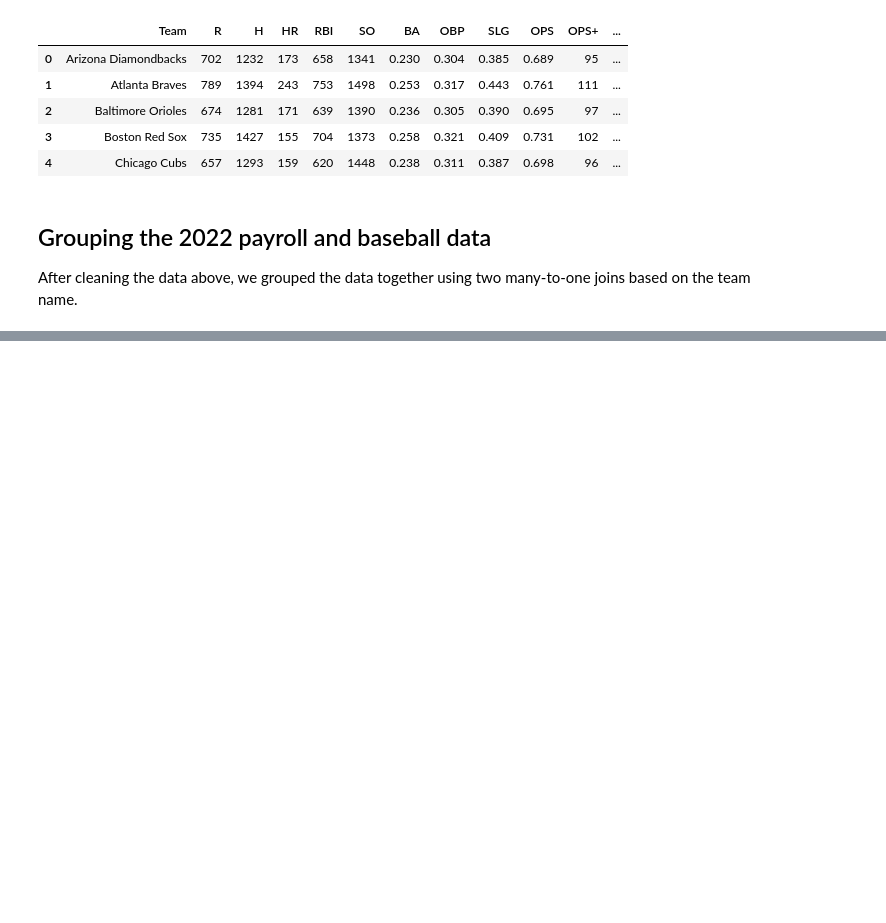
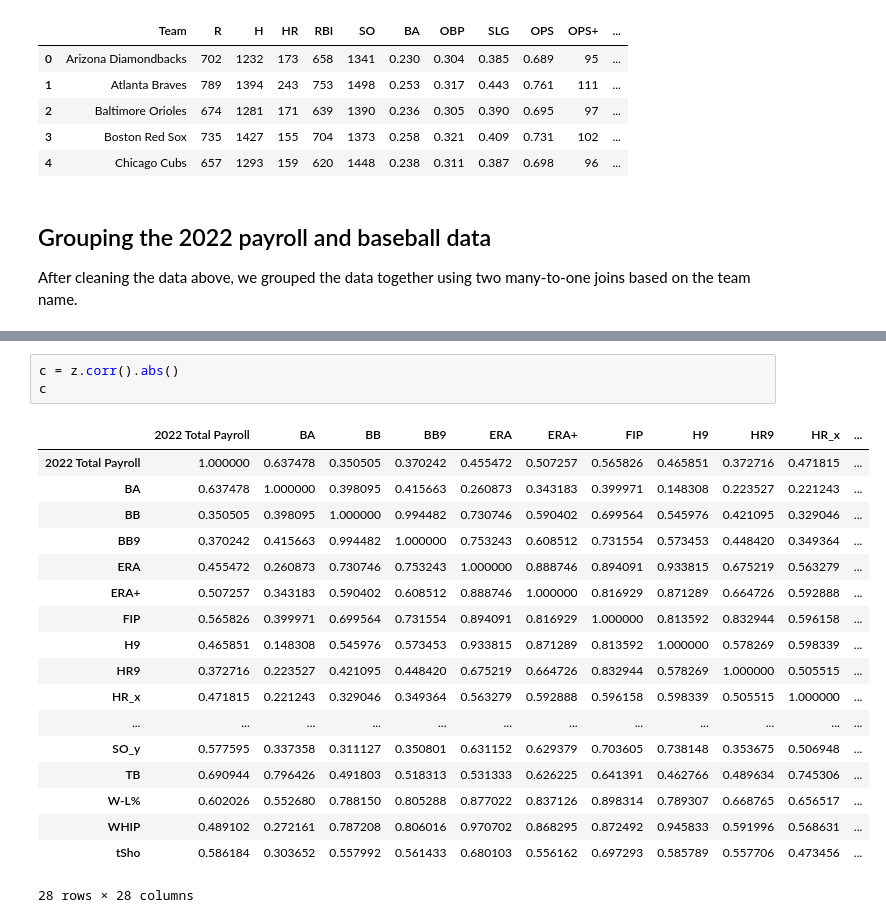
Before and after one commit to marcosfassiob/cmda3654_project, a Jupyter notebook: Project2.ipynb, the cells around one changed output, grey strips where cells are left out. Saved outputs shown, nothing was run; the diff lists cells and outputs as text; blank space fills up the shorter version.

```diff
--- a/Project2.ipynb
+++ b/Project2.ipynb
@@ -161,0 +200,22 @@ NameError: name 'payroll_data_2022' is not defined
+# %%
+c = z.corr().abs()
+c
+# %% [output]
+|  | 2022 Total Payroll | BA | BB | BB9 | ERA | ERA+ | FIP | H9 | HR9 | HR_x | ... |
+| 2022 Total Payroll | 1.000000 | 0.637478 | 0.350505 | 0.370242 | 0.455472 | 0.507257 | 0.565826 | 0.465851 | 0.372716 | 0.471815 | ... |
+| BA | 0.637478 | 1.000000 | 0.398095 | 0.415663 | 0.260873 | 0.343183 | 0.399971 | 0.148308 | 0.223527 | 0.221243 | ... |
+| BB | 0.350505 | 0.398095 | 1.000000 | 0.994482 | 0.730746 | 0.590402 | 0.699564 | 0.545976 | 0.421095 | 0.329046 | ... |
+| BB9 | 0.370242 | 0.415663 | 0.994482 | 1.000000 | 0.753243 | 0.608512 | 0.731554 | 0.573453 | 0.448420 | 0.349364 | ... |
+| ERA | 0.455472 | 0.260873 | 0.730746 | 0.753243 | 1.000000 | 0.888746 | 0.894091 | 0.933815 | 0.675219 | 0.563279 | ... |
+| ERA+ | 0.507257 | 0.343183 | 0.590402 | 0.608512 | 0.888746 | 1.000000 | 0.816929 | 0.871289 | 0.664726 | 0.592888 | ... |
+| FIP | 0.565826 | 0.399971 | 0.699564 | 0.731554 | 0.894091 | 0.816929 | 1.000000 | 0.813592 | 0.832944 | 0.596158 | ... |
+| H9 | 0.465851 | 0.148308 | 0.545976 | 0.573453 | 0.933815 | 0.871289 | 0.813592 | 1.000000 | 0.578269 | 0.598339 | ... |
+| HR9 | 0.372716 | 0.223527 | 0.421095 | 0.448420 | 0.675219 | 0.664726 | 0.832944 | 0.578269 | 1.000000 | 0.505515 | ... |
+| HR_x | 0.471815 | 0.221243 | 0.329046 | 0.349364 | 0.563279 | 0.592888 | 0.596158 | 0.598339 | 0.505515 | 1.000000 | ... |
+| ... | ... | ... | ... | ... | ... | ... | ... | ... | ... | ... | ... |
+| SO_y | 0.577595 | 0.337358 | 0.311127 | 0.350801 | 0.631152 | 0.629379 | 0.703605 | 0.738148 | 0.353675 | 0.506948 | ... |
+| TB | 0.690944 | 0.796426 | 0.491803 | 0.518313 | 0.531333 | 0.626225 | 0.641391 | 0.462766 | 0.489634 | 0.745306 | ... |
+| W-L% | 0.602026 | 0.552680 | 0.788150 | 0.805288 | 0.877022 | 0.837126 | 0.898314 | 0.789307 | 0.668765 | 0.656517 | ... |
+| WHIP | 0.489102 | 0.272161 | 0.787208 | 0.806016 | 0.970702 | 0.868295 | 0.872492 | 0.945833 | 0.591996 | 0.568631 | ... |
+| tSho | 0.586184 | 0.303652 | 0.557992 | 0.561433 | 0.680103 | 0.556162 | 0.697293 | 0.585789 | 0.557706 | 0.473456 | ... |
+28 rows × 28 columns
```
Also changed, not shown: parts of 6 cells of this notebook.
